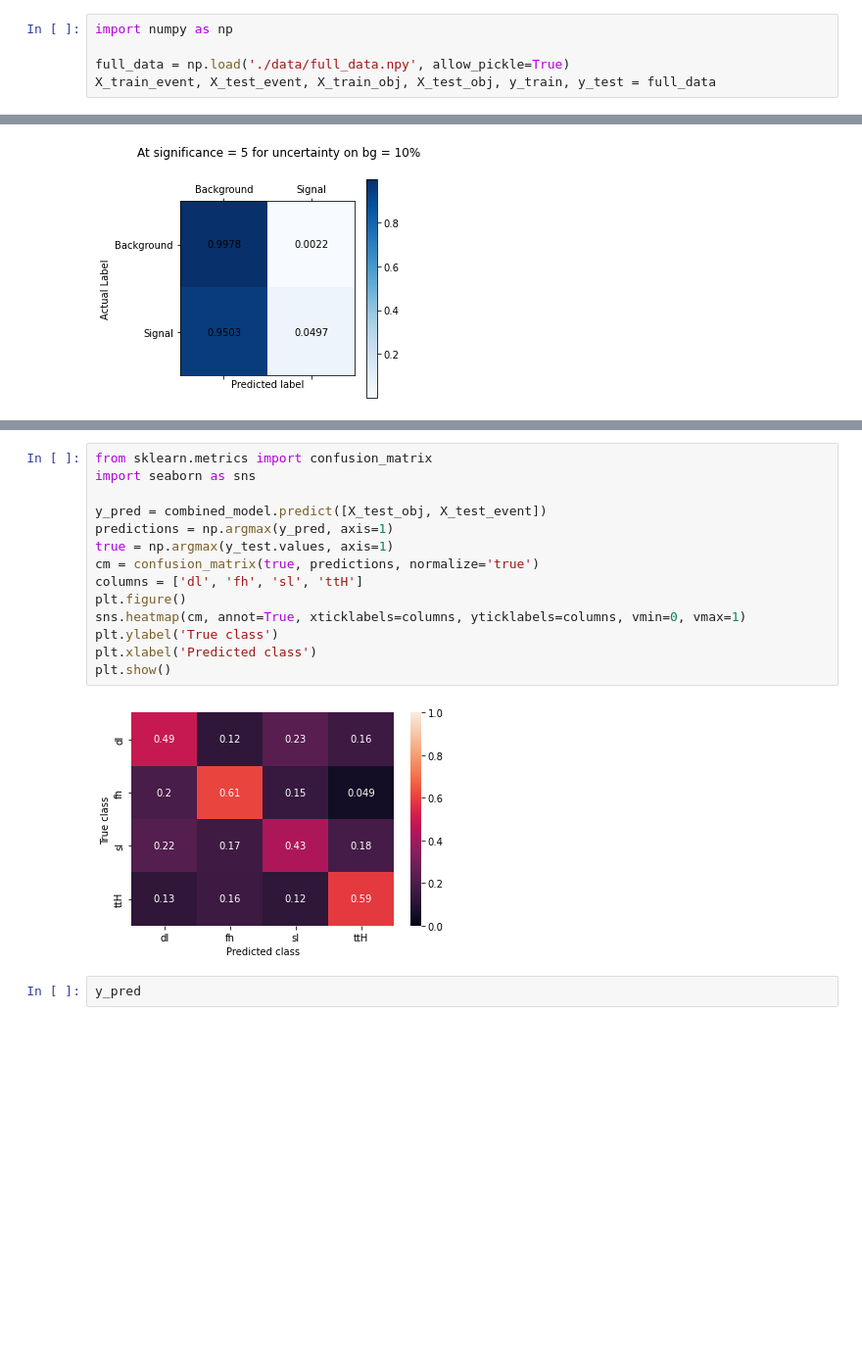
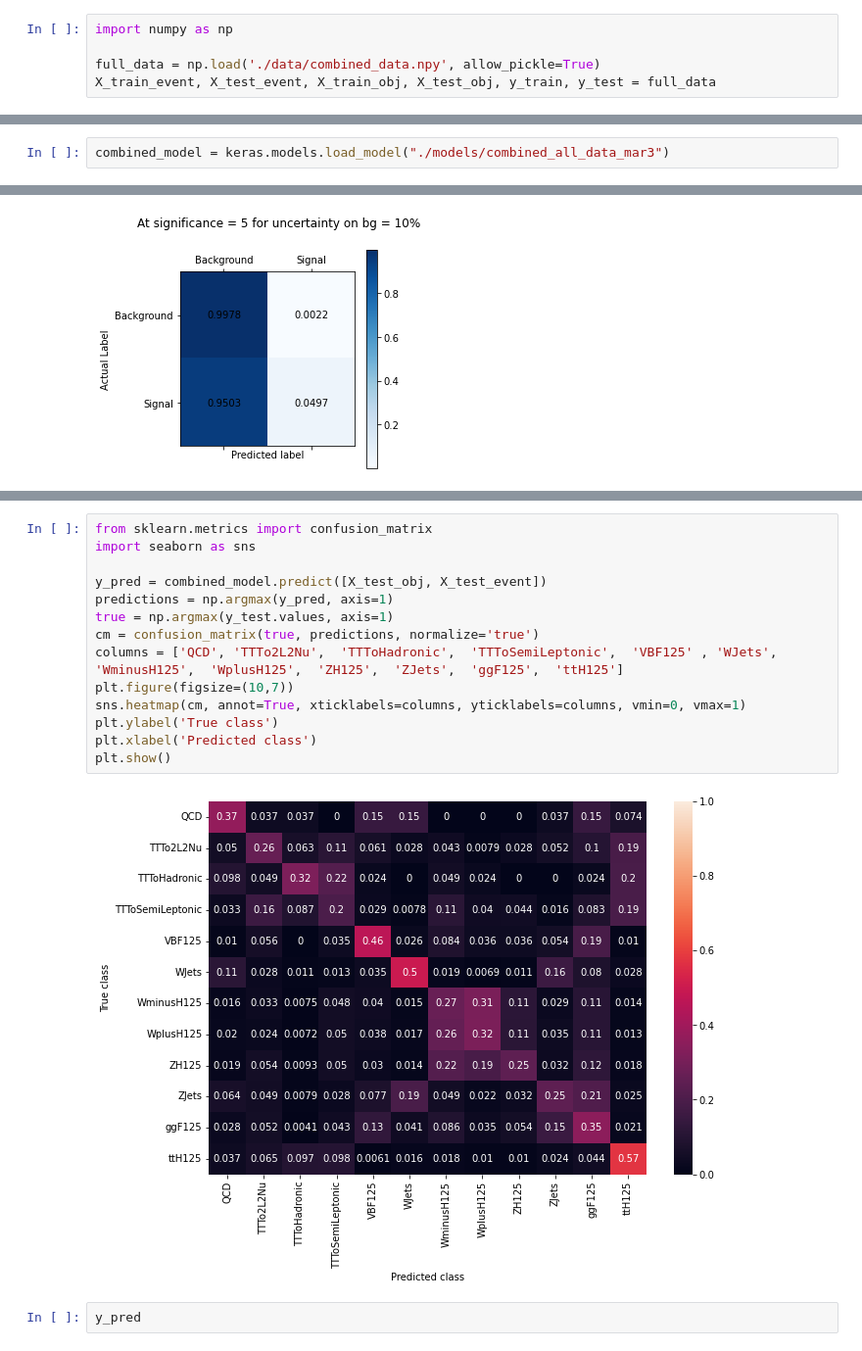
Before and after one commit to joeb42/Invisible-Higgs, a Jupyter notebook: ttbar_notebooks/binary/RNN.ipynb, the cells around one changed output, grey strips where cells are left out. Shown at 98% size. Drawn from its saved outputs; the diff is of its cells as text; blank space fills up the shorter version.

```diff
--- a/ttbar_notebooks/binary/RNN.ipynb
+++ b/ttbar_notebooks/binary/RNN.ipynb
@@ -1,5 +1,5 @@
 # %%
 import numpy as np
 
-full_data = np.load('./data/full_data.npy', allow_pickle=True)
+full_data = np.load('./data/combined_data.npy', allow_pickle=True)
 X_train_event, X_test_event, X_train_obj, X_test_obj, y_train, y_test = full_data
@@ -232,3 +283,5 @@ Epoch 19/50
+# %%
+combined_model = keras.models.load_model("./models/combined_all_data_mar3")
 # %%
 combined_model.save('./models/combined_feb_26')
 # %% [output]
@@ -776,19 +846,19 @@ plt.show()
 # %%
 from sklearn.metrics import confusion_matrix
 import seaborn as sns
 
 y_pred = combined_model.predict([X_test_obj, X_test_event])
 predictions = np.argmax(y_pred, axis=1)
 true = np.argmax(y_test.values, axis=1)
 cm = confusion_matrix(true, predictions, normalize='true')
-columns = ['dl', 'fh', 'sl', 'ttH']
-plt.figure()
+columns = ['QCD', 'TTTo2L2Nu',  'TTToHadronic',  'TTToSemiLeptonic',  'VBF125' , 'WJets', 'WminusH125',  'WplusH125',  'ZH125',  'ZJets',  'ggF125',  'ttH125']
+plt.figure(figsize=(10,7))
 sns.heatmap(cm, annot=True, xticklabels=columns, yticklabels=columns, vmin=0, vmax=1)
 plt.ylabel('True class')
 plt.xlabel('Predicted class')
 plt.show()
 # %% [output]
-[figure, old version]
+[figure, new version]
 # %%
 y_pred
 # %% [output]
```
Also changed, not shown: parts of 22 cells of this notebook, 49 other files.
